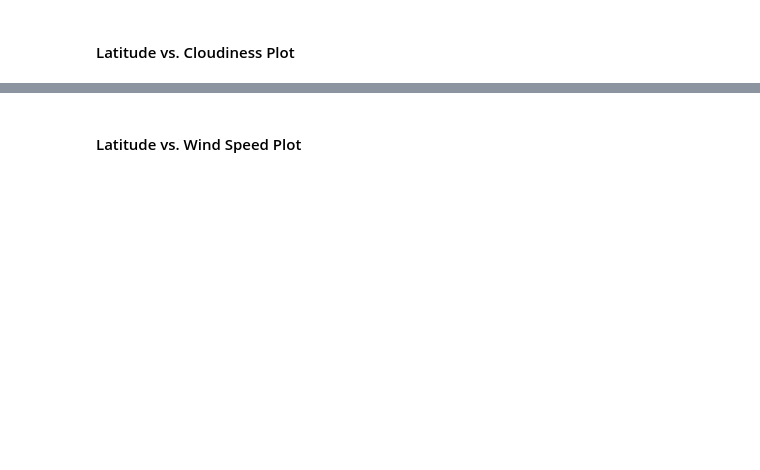
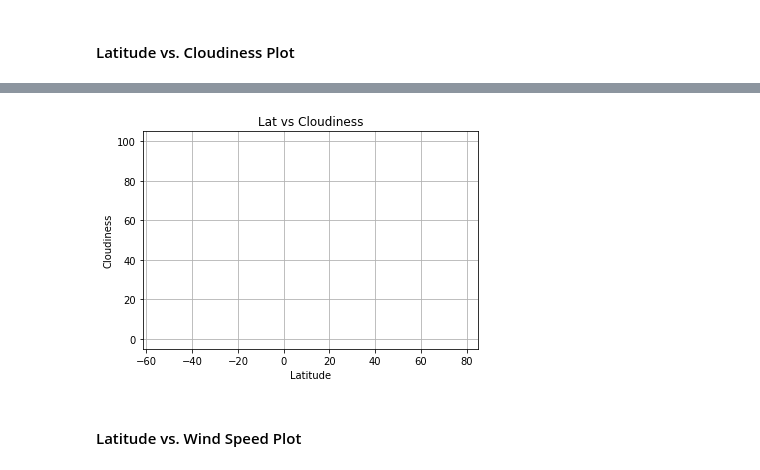
Before and after one commit to rjm3q/Python-API-Weather-Analysis, a Jupyter notebook: WeatherPy.ipynb, the cells around one changed output, grey strips where cells are left out. Cells and saved outputs as stored; diff of their text form; code cells hidden in the pictures; blank space fills up the shorter version.

```diff
--- a/WeatherPy.ipynb
+++ b/WeatherPy.ipynb
@@ -126,2 +169,14 @@ dtype: int64
+# %%
+pp.scatter(wdf['Lat'], wdf['Cloud %'], marker='v', s=10, c='w')
+
+pp.title('Lat vs Cloudiness')
+pp.ylabel('Cloudiness')
+pp.xlabel('Latitude')
+pp.grid(True)
+
+pp.savefig('TvC.png')
+pp.show()
+# %% [output]
+[figure, added]
 # %% [markdown]
 #### Latitude vs. Wind Speed Plot
```
Also changed, not shown: parts of 14 cells of this notebook, 5 other files.
